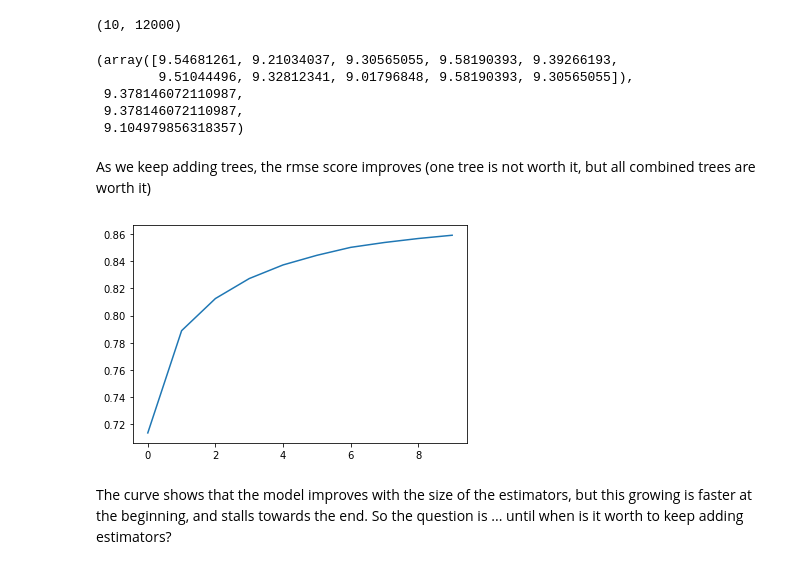
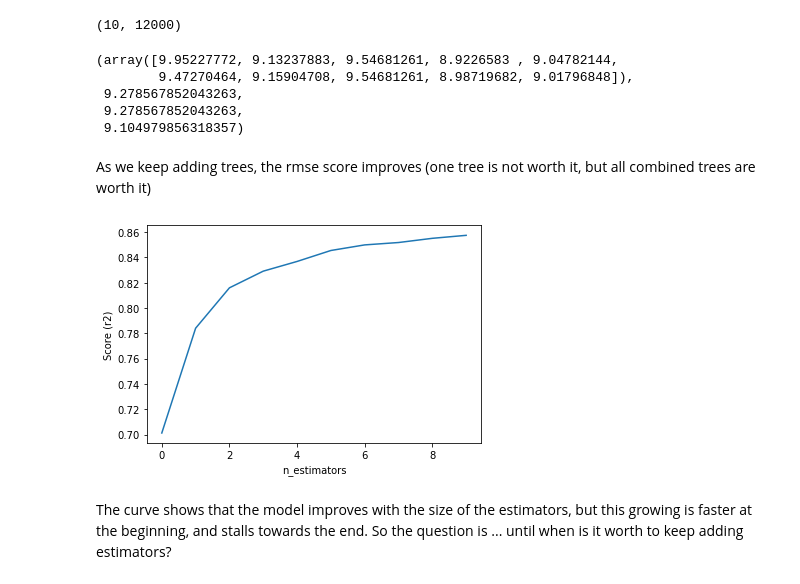
Before and after one commit to franperezlopez/mlcourse, a Jupyter notebook: notebooks/ml1.ipynb, the cells around one changed output. Cells and saved outputs as stored; diff of their text form; code cells hidden in the pictures.

```diff
--- a/notebooks/ml1.ipynb
+++ b/notebooks/ml1.ipynb
@@ -501,9 +482,9 @@ An R^2 in the high-80's isn't bad at all, but we can see from the validation set
 # %% [markdown]
 ## Speeding things up
 # %%
-df_subsample = df_raw.sample(n=30_000)
-X_train, _ = split_vals(df_subsample.drop(columns=['SalePrice']), 20_000)
-y_train, _ = split_vals(df_subsample.SalePrice, 20_000)
+df_subsample = df_raw.sample(n=20_000)
+X_train = df_subsample.drop(columns=["SalePrice"])
+y_train = df_subsample.SalePrice
 # %%
 m = RandomForestRegressor(n_jobs=-1, n_estimators=10)
 %time m.fit(X_train, y_train)
@@ -634,17 +616,19 @@ assert preds.shape[1] == X_valid.shape[0]
 # %%
 preds[:,0], np.mean(preds[:,0]), m.predict([X_valid.iloc[0]])[0], y_valid.iloc[0]
 # %% [output]
-(array([9.54681261, 9.21034037, 9.30565055, 9.58190393, 9.39266193,
-        9.51044496, 9.32812341, 9.01796848, 9.58190393, 9.30565055]),
- 9.378146072110987,
- 9.378146072110987,
+(array([9.95227772, 9.13237883, 9.54681261, 8.9226583 , 9.04782144,
+        9.47270464, 9.15904708, 9.54681261, 8.98719682, 9.01796848]),
+ 9.278567852043263,
+ 9.278567852043263,
  9.104979856318357)
 # %% [markdown]
 As we keep adding trees, the rmse score improves (one tree is not worth it, but all combined trees are worth it)
 # %%
-plt.plot([metrics.r2_score(y_valid, np.mean(preds[:i+1], axis=0)) for i in range(10)]);
+learning_curve = pd.DataFrame({'Score (r2)': [metrics.r2_score(y_valid, np.mean(preds[:i+1], axis=0)) for i in range(m.n_estimators)],
+                               'n_estimators': range(m.n_estimators)})
+sns.lineplot(y='Score (r2)', x='n_estimators', data=learning_curve);
 # %% [output]
-[figure, old version]
+[figure, new version]
 # %% [markdown]
 The curve shows that the model improves with the size of the estimators, but this growing is faster at the beginning, and stalls towards the end. So the question is ... until when is it worth to keep adding estimators?
 # %% [markdown]
```
Also changed, not shown: parts of 62 cells of this notebook, 3 other files.
